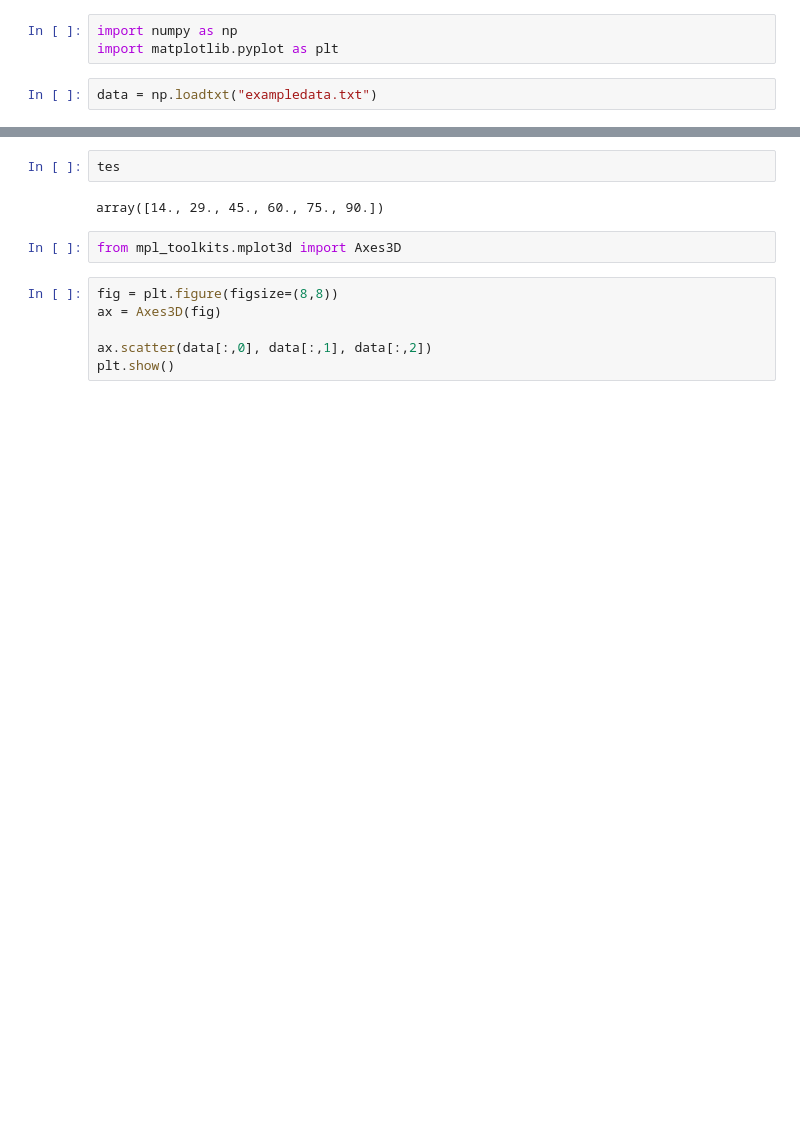
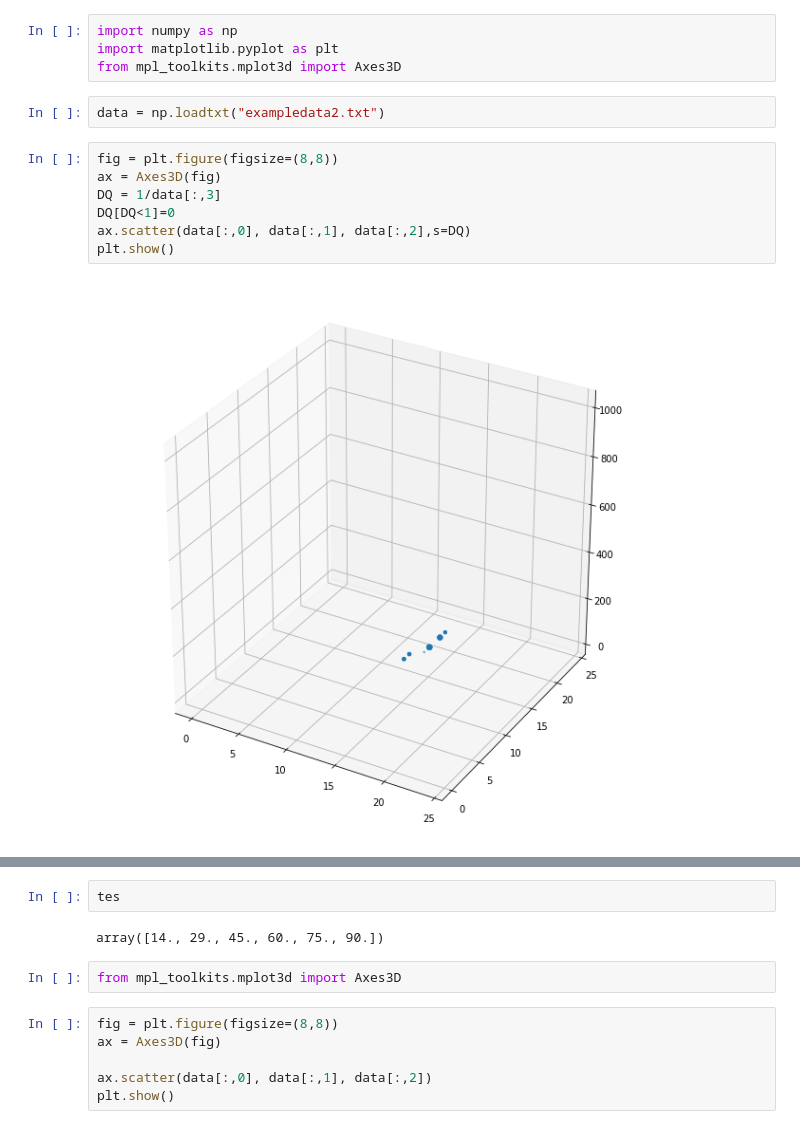
Before and after one commit to AustinMcDonald/RTD_Signal_simulation, a Jupyter notebook: dev/Untitled.ipynb, the cells around one changed output, grey strips where cells are left out. Cells and saved outputs as stored; diff of their text form; blank space fills up the shorter version.

```diff
--- a/dev/Untitled.ipynb
+++ b/dev/Untitled.ipynb
@@ -1,5 +1,15 @@
 # %%
 import numpy as np
 import matplotlib.pyplot as plt
+from mpl_toolkits.mplot3d import Axes3D
 # %%
-data = np.loadtxt("exampledata.txt")
+data = np.loadtxt("exampledata2.txt")
+# %%
+fig = plt.figure(figsize=(8,8))
+ax = Axes3D(fig)
+DQ = 1/data[:,3]
+DQ[DQ<1]=0
+ax.scatter(data[:,0], data[:,1], data[:,2],s=DQ)
+plt.show()
+# %% [output]
+[figure, added]
```
Also changed, not shown: parts of 8 cells of this notebook, 2 other files.
